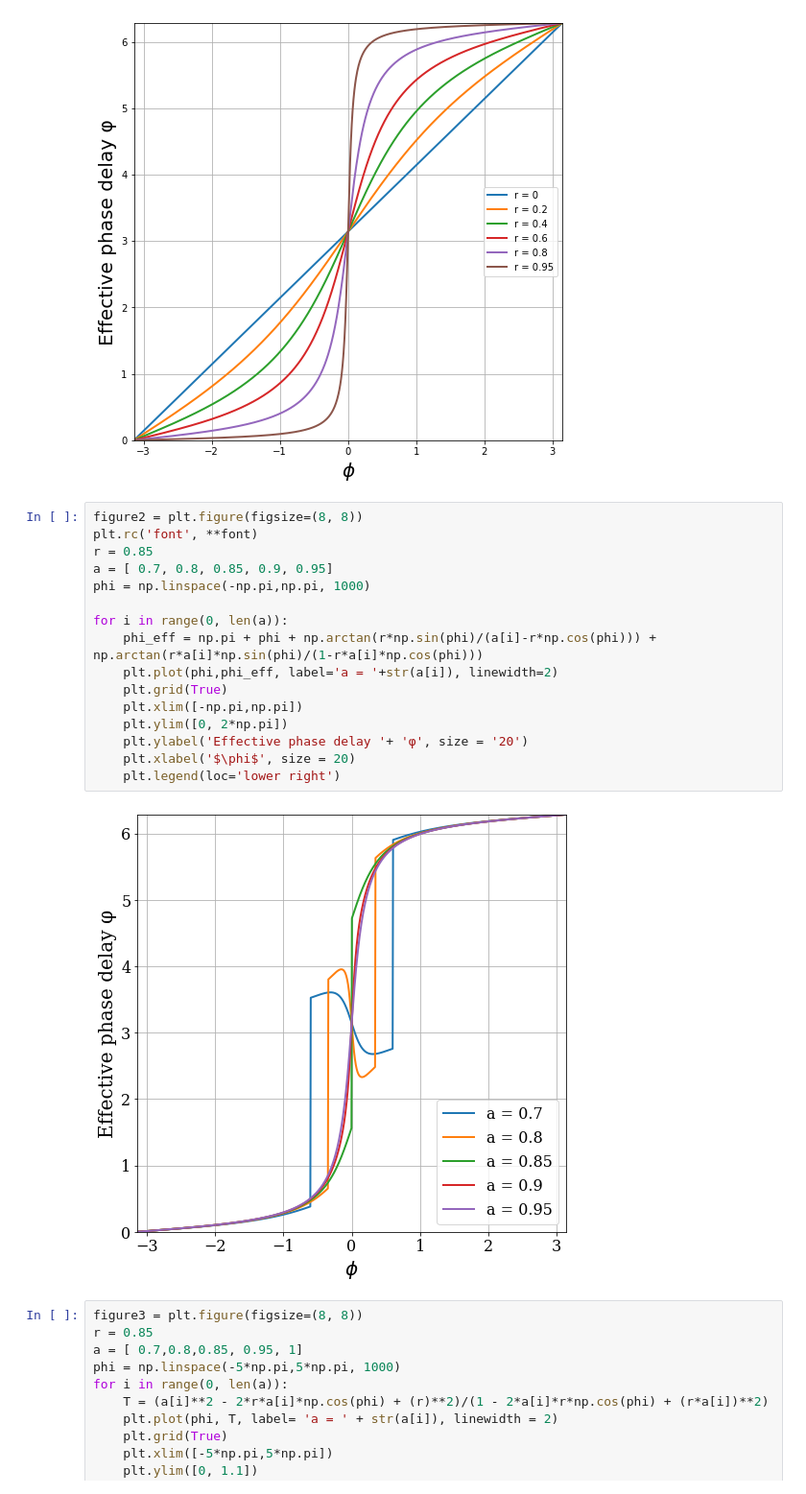
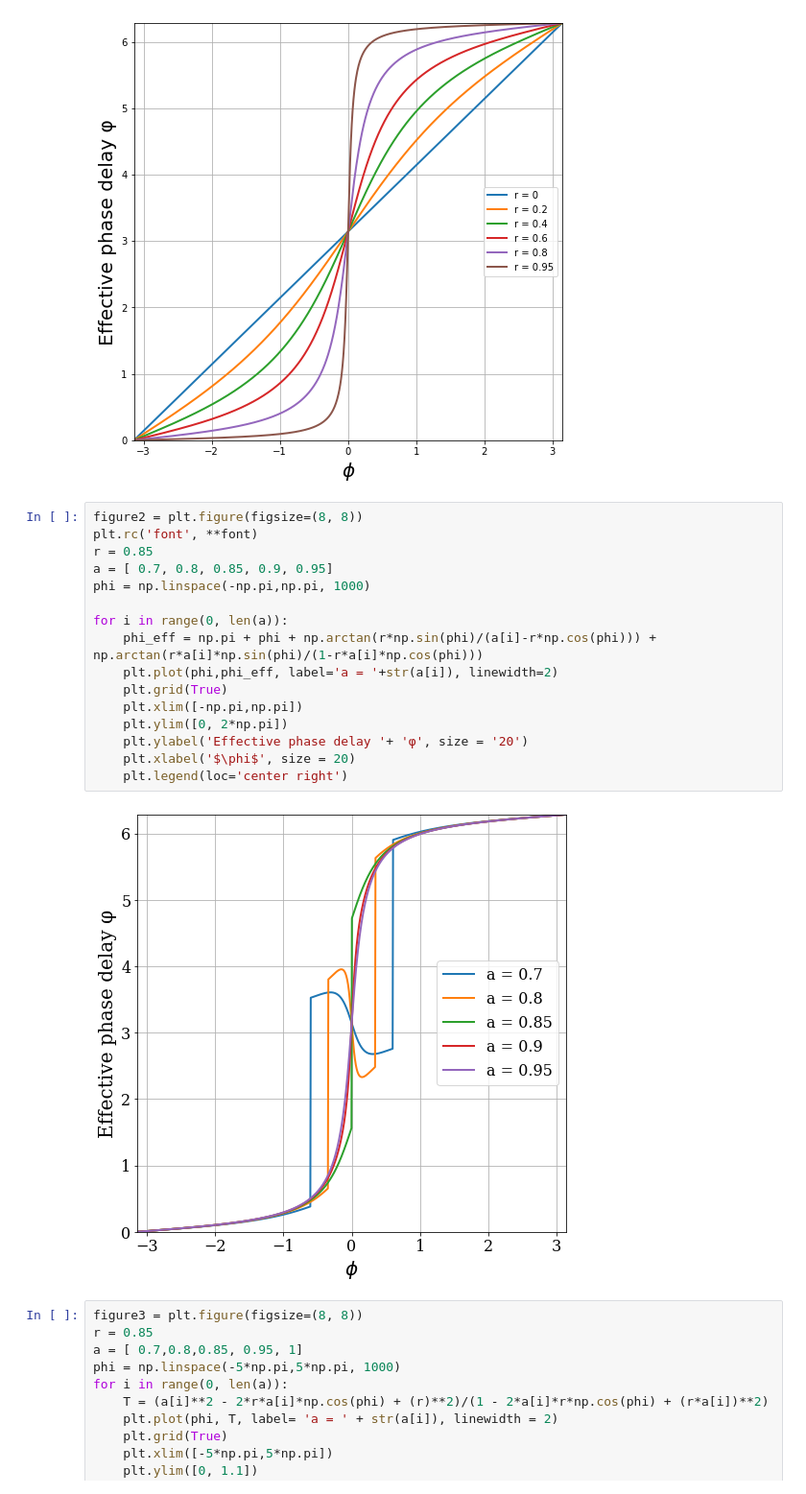
Before and after one commit to moisesoliveira08/Ring-Resonator, a Jupyter notebook: ring_resonator.ipynb, the cells around one changed output. Shown at 96% size. Drawn from its saved outputs; the diff is of its cells as text.

```diff
--- a/ring_resonator.ipynb
+++ b/ring_resonator.ipynb
@@ -35,21 +40,21 @@ for i in range(0,len(r)):
 # %%
 figure2 = plt.figure(figsize=(8, 8))
 plt.rc('font', **font)
 r = 0.85
 a = [ 0.7, 0.8, 0.85, 0.9, 0.95]
 phi = np.linspace(-np.pi,np.pi, 1000)
 
 for i in range(0, len(a)):
     phi_eff = np.pi + phi + np.arctan(r*np.sin(phi)/(a[i]-r*np.cos(phi))) + np.arctan(r*a[i]*np.sin(phi)/(1-r*a[i]*np.cos(phi)))
     plt.plot(phi,phi_eff, label='a = '+str(a[i]), linewidth=2)
     plt.grid(True)
     plt.xlim([-np.pi,np.pi])
     plt.ylim([0, 2*np.pi])
     plt.ylabel('Effective phase delay '+ 'φ', size = '20')
     plt.xlabel('$\phi$', size = 20)
-    plt.legend(loc='lower right')
+    plt.legend(loc='center right')
 # %% [output]
-[figure, old version]
+[figure, new version]
 # %%
 figure3 = plt.figure(figsize=(8, 8))
 r = 0.85
```
Also changed, not shown: parts of 9 cells of this notebook.
